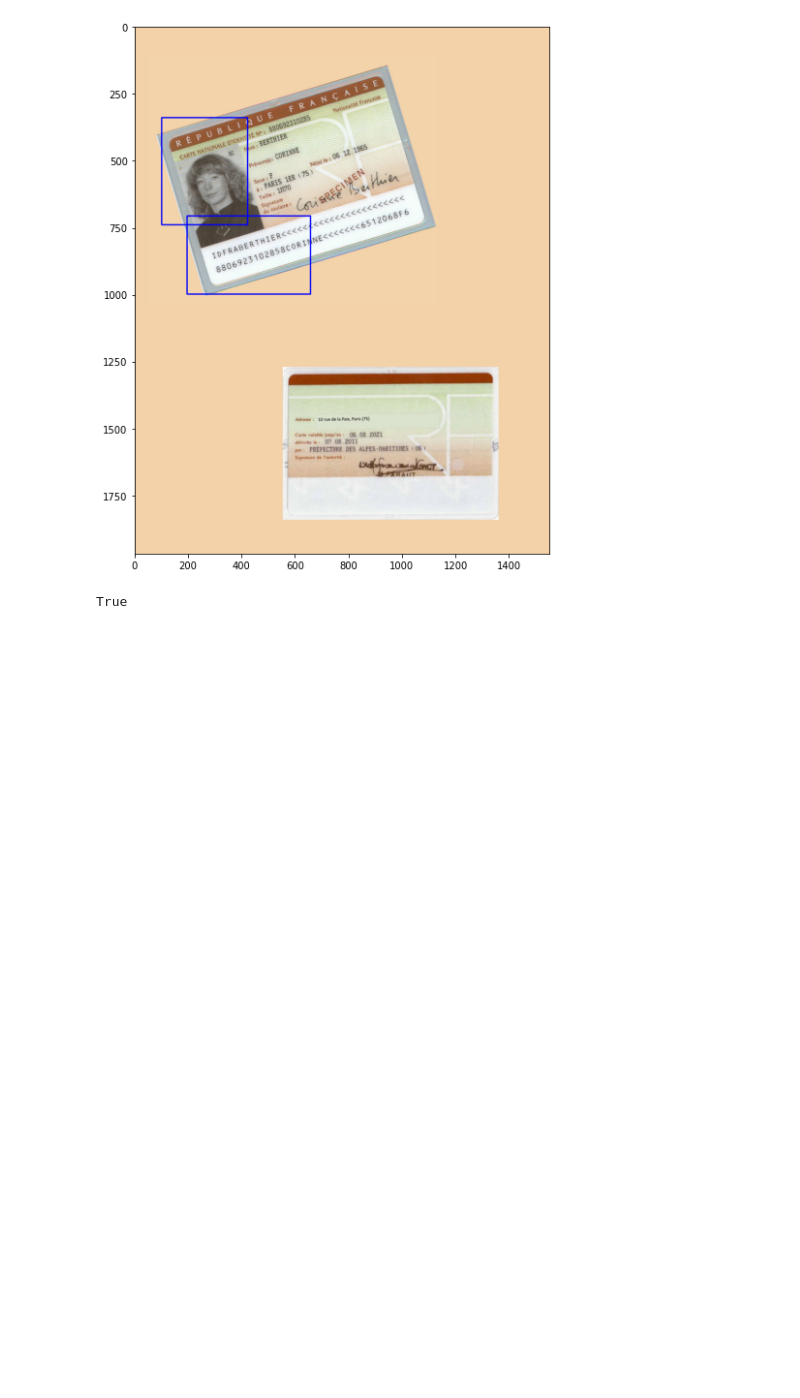
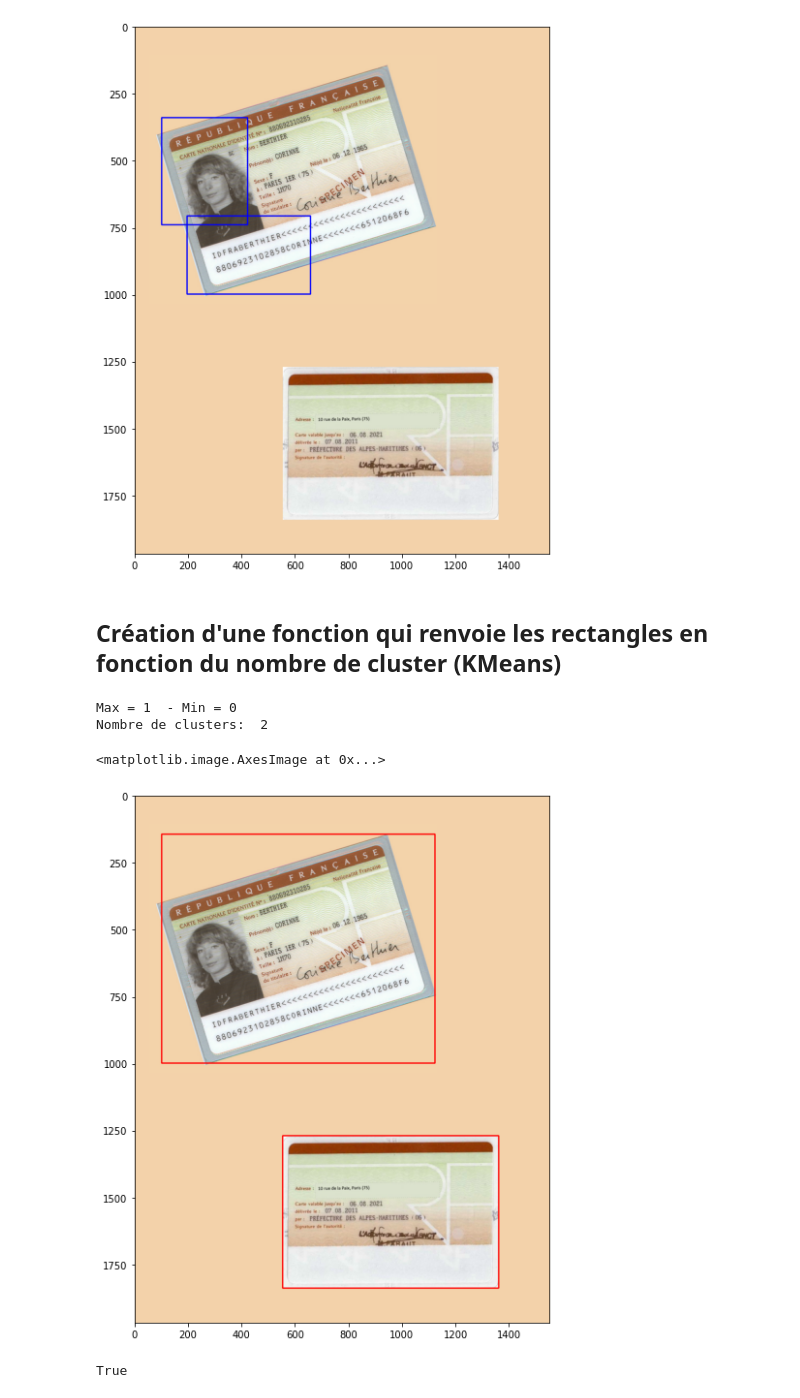
Before and after one commit to datacorner/les-tutos-datacorner.fr, a Jupyter notebook: vision-par-ordinateur/multipledocsplit/shapes_extraction.ipynb, the cells around one changed output. Saved outputs shown, nothing was run; the diff lists cells and outputs as text; code cells hidden in the pictures; blank space fills up the shorter version.

```diff
--- a/vision-par-ordinateur/multipledocsplit/shapes_extraction.ipynb
+++ b/vision-par-ordinateur/multipledocsplit/shapes_extraction.ipynb
@@ -284,6 +288,43 @@ RectOverlap(rectangles[i2], rectangles[i1])
 # %% [output]
 True
 [figure]
+# %% [markdown]
+## Création d'une fonction qui renvoie les rectangles en fonction du nombre de cluster (KMeans)
+# %%
+def getRectByCluster(c):
+    # Apply KMeans to the nb of cluster in input
+    kmeans = KMeans(n_clusters=c)
+    kmeans.fit(X)
+
+    y = pd.DataFrame(kmeans.labels_)
+    print("Max =", y.max()[0], " - Min =", y.min()[0])
+    ClusterMax = y.max()[0]
+    print("Nombre de clusters: ", ClusterMax+1)
+
+    p1 = [] # points Haut à gauche
+    p2 = [] # points Bas à droite
+    for i in range(ClusterMax+1):
+        A, B = getRectFromCluster(i)
+        p1.append(A)
+        p2.append(B)
+
+    # Set the rectangles to objects
+    rs = []
+    for i in range(ClusterMax+1):
+        rs.append(Rectangle(Point(p1[i][0], p1[i][1]), Point(p2[i][0], p2[i][1])))
+    return rs
+# %%
+r = getRectByCluster(2)
+test = im.copy()
+test = cv.rectangle(test, r[0].getTopLeftPointCoord(), r[0].getBottomRightPointCoord(), color, thickness)
+test = cv.rectangle(test, r[1].getTopLeftPointCoord(), r[1].getBottomRightPointCoord(), color, thickness)
+plt.rcParams['figure.figsize'] = [20, 10]
+plt.imshow(test)
+# %% [output]
+Max = 1  - Min = 0
+Nombre de clusters:  2
+<matplotlib.image.AxesImage at 0x...>
+[figure, added]
 # %%
 def hasOverlap():
     for i in range(ClusterMax+1):
```
Also changed, not shown: parts of 12 cells of this notebook, 1 other file.
